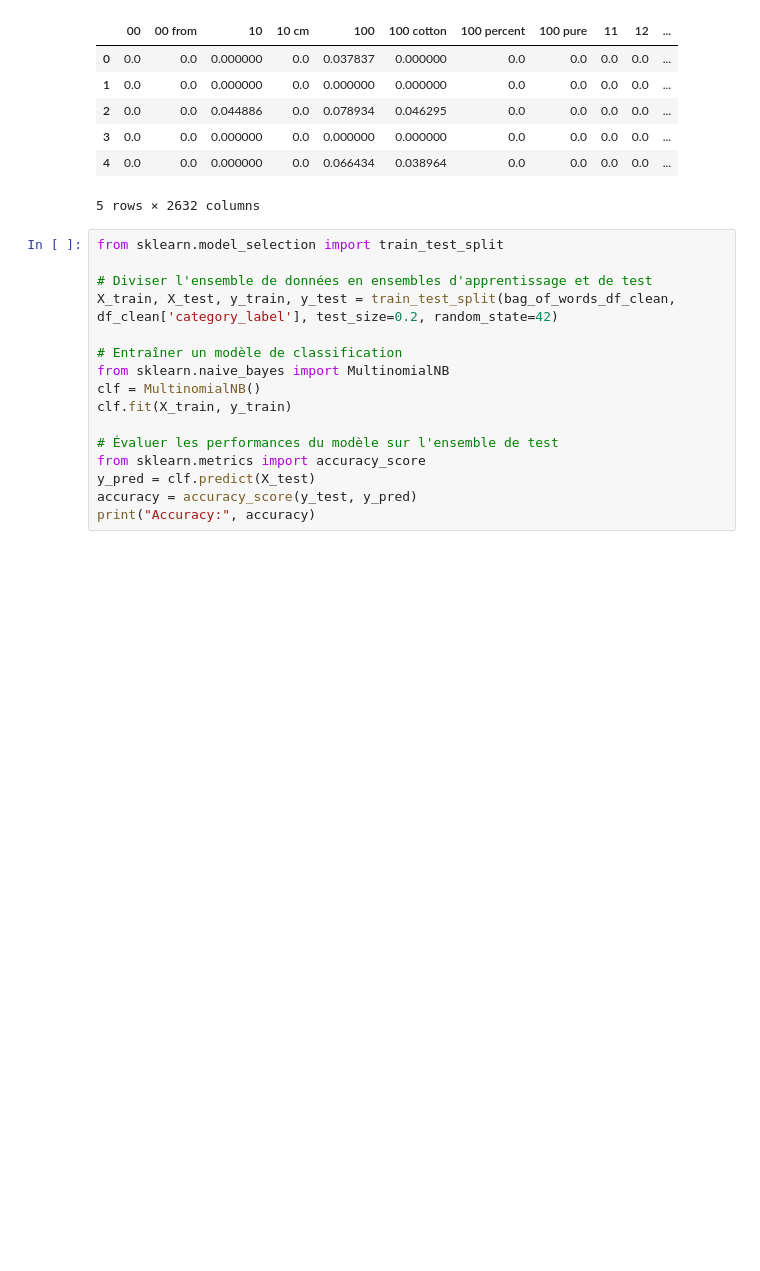
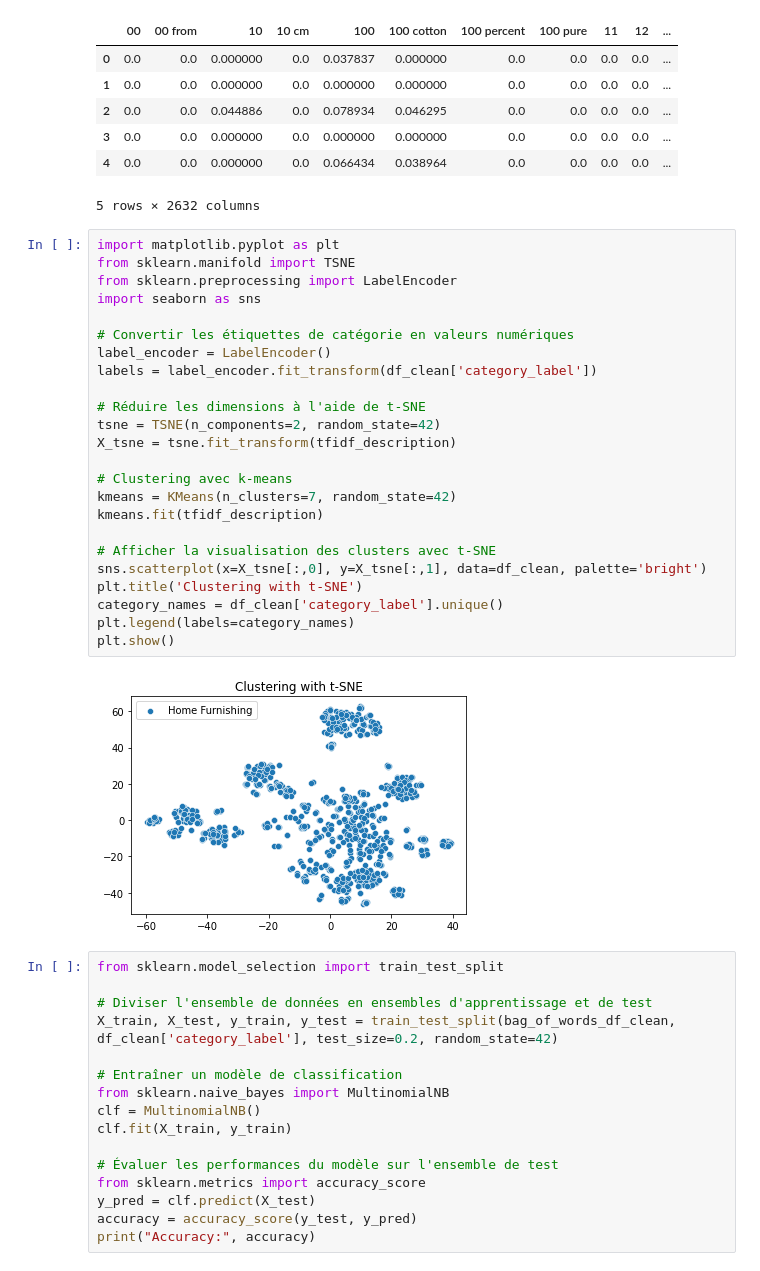
Before and after one commit to LaurenceAndraud/cosmo-dev-still-grindin, a Jupyter notebook: Prétraitement données images et textes.ipynb, the cells around one changed output. Drawn from its saved outputs; the diff is of its cells as text; blank space fills up the shorter version.

```diff
--- a/Prétraitement données images et textes.ipynb
+++ b/Prétraitement données images et textes.ipynb
@@ -221,6 +221,32 @@ tfidf_description.head()
 | 3 | 0.0 | 0.0 | 0.000000 | 0.0 | 0.000000 | 0.000000 | 0.0 | 0.0 | 0.0 | 0.0 | ... |
 | 4 | 0.0 | 0.0 | 0.000000 | 0.0 | 0.066434 | 0.038964 | 0.0 | 0.0 | 0.0 | 0.0 | ... |
 5 rows × 2632 columns
+# %%
+import matplotlib.pyplot as plt
+from sklearn.manifold import TSNE
+from sklearn.preprocessing import LabelEncoder
+import seaborn as sns
+
+# Convertir les étiquettes de catégorie en valeurs numériques
+label_encoder = LabelEncoder()
+labels = label_encoder.fit_transform(df_clean['category_label'])
+
+# Réduire les dimensions à l'aide de t-SNE
+tsne = TSNE(n_components=2, random_state=42)
+X_tsne = tsne.fit_transform(tfidf_description)
+
+# Clustering avec k-means
+kmeans = KMeans(n_clusters=7, random_state=42)
+kmeans.fit(tfidf_description)
+
+# Afficher la visualisation des clusters avec t-SNE
+sns.scatterplot(x=X_tsne[:,0], y=X_tsne[:,1], data=df_clean, palette='bright')
+plt.title('Clustering with t-SNE')
+category_names = df_clean['category_label'].unique()
+plt.legend(labels=category_names)
+plt.show()
+# %% [output]
+[figure, added]
 # %%
 from sklearn.model_selection import train_test_split
 
```
